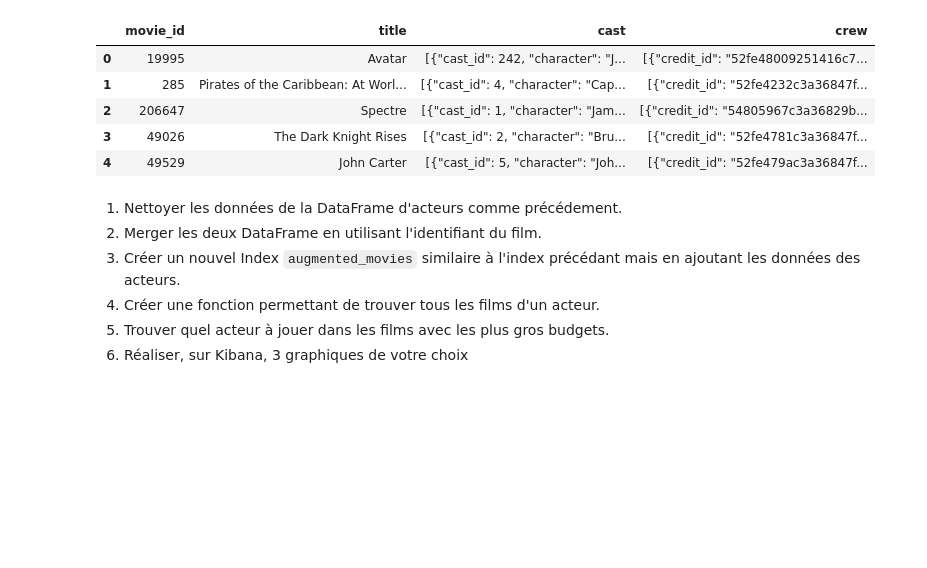
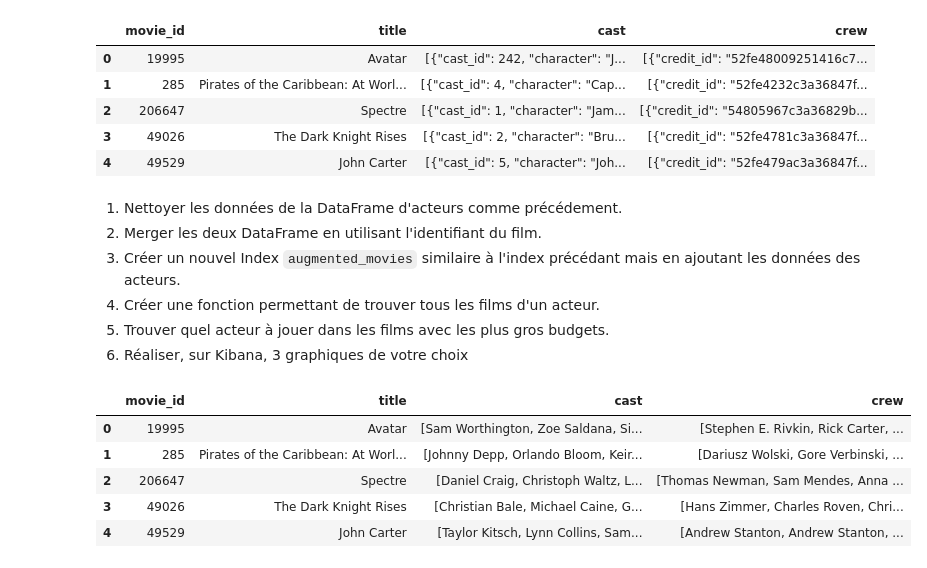
Before and after one commit to clementB94/DataEngineerTools, a Jupyter notebook: 5ElasticSearch/Introduction.ipynb, the cells around one changed output. Cells and saved outputs as stored; diff of their text form; code cells hidden in the pictures; blank space fills up the shorter version.

```diff
--- a/5ElasticSearch/Introduction.ipynb
+++ b/5ElasticSearch/Introduction.ipynb
@@ -535,3 +544,18 @@ df_credits.head()
 4) Créer une fonction permettant de trouver tous les films d'un acteur.
 5) Trouver quel acteur à jouer dans les films avec les plus gros budgets.
 6) Réaliser, sur Kibana, 3 graphiques de votre choix
+# %%
+def clean_words(l):
+    return [elt["name"] for elt in json.loads(l)]
+# %%
+for col in ["cast", "crew"]:
+    df_credits.loc[:,col] = df_credits.loc[:,col].apply(clean_words)
+# %%
+df_credits.head()
+# %% [output]
+|  | movie_id | title | cast | crew |
+| 0 | 19995 | Avatar | [Sam Worthington, Zoe Saldana, Si... | [Stephen E. Rivkin, Rick Carter, ... |
+| 1 | 285 | Pirates of the Caribbean: At Worl... | [Johnny Depp, Orlando Bloom, Keir... | [Dariusz Wolski, Gore Verbinski, ... |
+| 2 | 206647 | Spectre | [Daniel Craig, Christoph Waltz, L... | [Thomas Newman, Sam Mendes, Anna ... |
+| 3 | 49026 | The Dark Knight Rises | [Christian Bale, Michael Caine, G... | [Hans Zimmer, Charles Roven, Chri... |
+| 4 | 49529 | John Carter | [Taylor Kitsch, Lynn Collins, Sam... | [Andrew Stanton, Andrew Stanton, ... |
```
Also changed, not shown: parts of 9 cells of this notebook, 6 other files.
